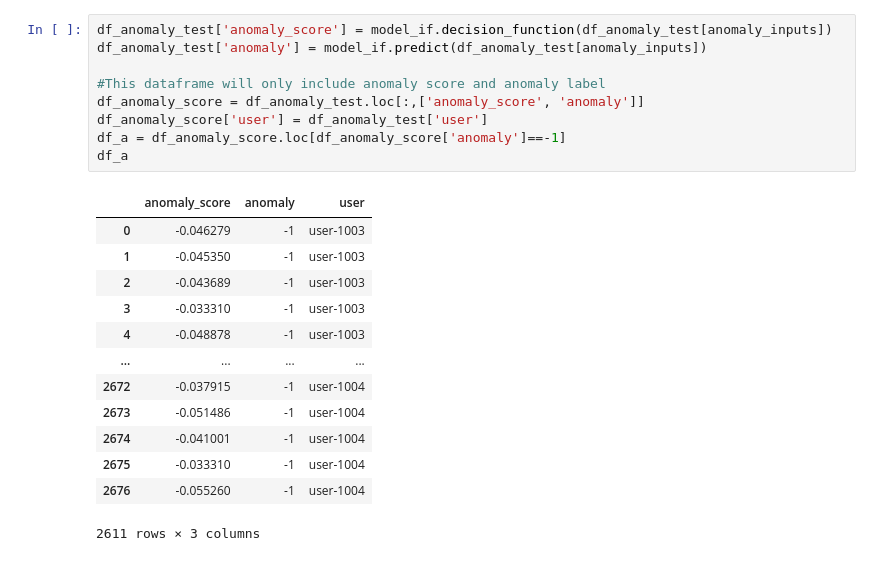
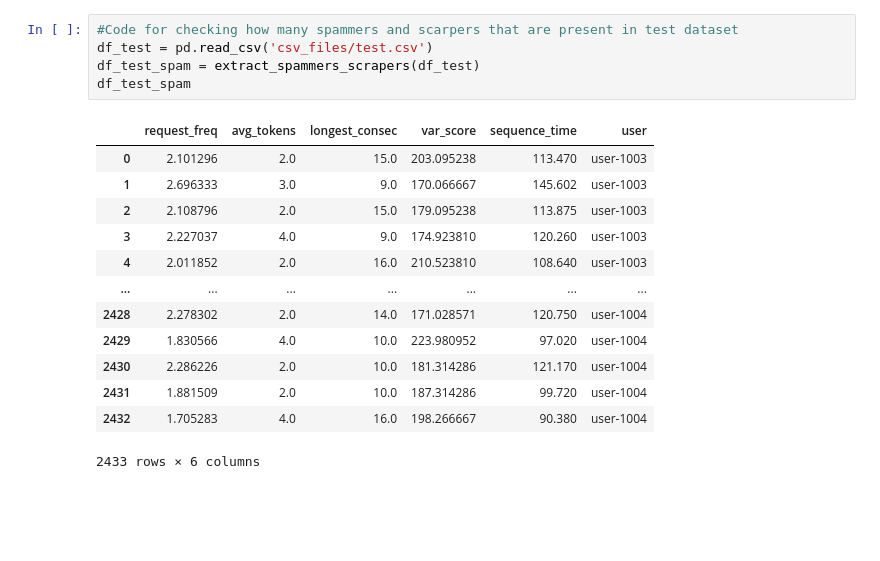
Before and after one commit to Request-analysis-ML/request-analyzer-model, a Jupyter notebook: isolation_forest.ipynb, the cells around one changed output. Saved outputs shown, nothing was run; the diff lists cells and outputs as text; blank space fills up the shorter version.

```diff
--- a/isolation_forest.ipynb
+++ b/isolation_forest.ipynb
@@ -13,26 +14,22 @@ model_if = IsolationForest(contamination=0.002, random_state=42)
 model_if.fit(df_anomaly_train[anomaly_inputs])
 # %% [output]
 IsolationForest(contamination=0.002, random_state=42)
-# %%
-df_anomaly_test['anomaly_score'] = model_if.decision_function(df_anomaly_test[anomaly_inputs])
-df_anomaly_test['anomaly'] = model_if.predict(df_anomaly_test[anomaly_inputs])
-
-#This dataframe will only include anomaly score and anomaly label
-df_anomaly_score = df_anomaly_test.loc[:,['anomaly_score', 'anomaly']]
-df_anomaly_score['user'] = df_anomaly_test['user']
-df_a = df_anomaly_score.loc[df_anomaly_score['anomaly']==-1]
-df_a
-# %% [output]
-|  | anomaly_score | anomaly | user |
-| 0 | -0.046279 | -1 | user-1003 |
-| 1 | -0.045350 | -1 | user-1003 |
-| 2 | -0.043689 | -1 | user-1003 |
-| 3 | -0.033310 | -1 | user-1003 |
-| 4 | -0.048878 | -1 | user-1003 |
-| ... | ... | ... | ... |
-| 2672 | -0.037915 | -1 | user-1004 |
-| 2673 | -0.051486 | -1 | user-1004 |
-| 2674 | -0.041001 | -1 | user-1004 |
-| 2675 | -0.033310 | -1 | user-1004 |
-| 2676 | -0.055260 | -1 | user-1004 |
-2611 rows × 3 columns
+# %%
+#Code for checking how many spammers and scarpers that are present in test dataset
+df_test = pd.read_csv('csv_files/test.csv')
+df_test_spam = extract_spammers_scrapers(df_test)
+df_test_spam
+# %% [output]
+|  | request_freq | avg_tokens | longest_consec | var_score | sequence_time | user |
+| 0 | 2.101296 | 2.0 | 15.0 | 203.095238 | 113.470 | user-1003 |
+| 1 | 2.696333 | 3.0 | 9.0 | 170.066667 | 145.602 | user-1003 |
+| 2 | 2.108796 | 2.0 | 15.0 | 179.095238 | 113.875 | user-1003 |
+| 3 | 2.227037 | 4.0 | 9.0 | 174.923810 | 120.260 | user-1003 |
+| 4 | 2.011852 | 2.0 | 16.0 | 210.523810 | 108.640 | user-1003 |
+| ... | ... | ... | ... | ... | ... | ... |
+| 2428 | 2.278302 | 2.0 | 14.0 | 171.028571 | 120.750 | user-1004 |
+| 2429 | 1.830566 | 4.0 | 10.0 | 223.980952 | 97.020 | user-1004 |
+| 2430 | 2.286226 | 2.0 | 10.0 | 181.314286 | 121.170 | user-1004 |
+| 2431 | 1.881509 | 2.0 | 10.0 | 187.314286 | 99.720 | user-1004 |
+| 2432 | 1.705283 | 4.0 | 16.0 | 198.266667 | 90.380 | user-1004 |
+2433 rows × 6 columns
```
Also changed, not shown: parts of 6 cells of this notebook, 6 other files.
